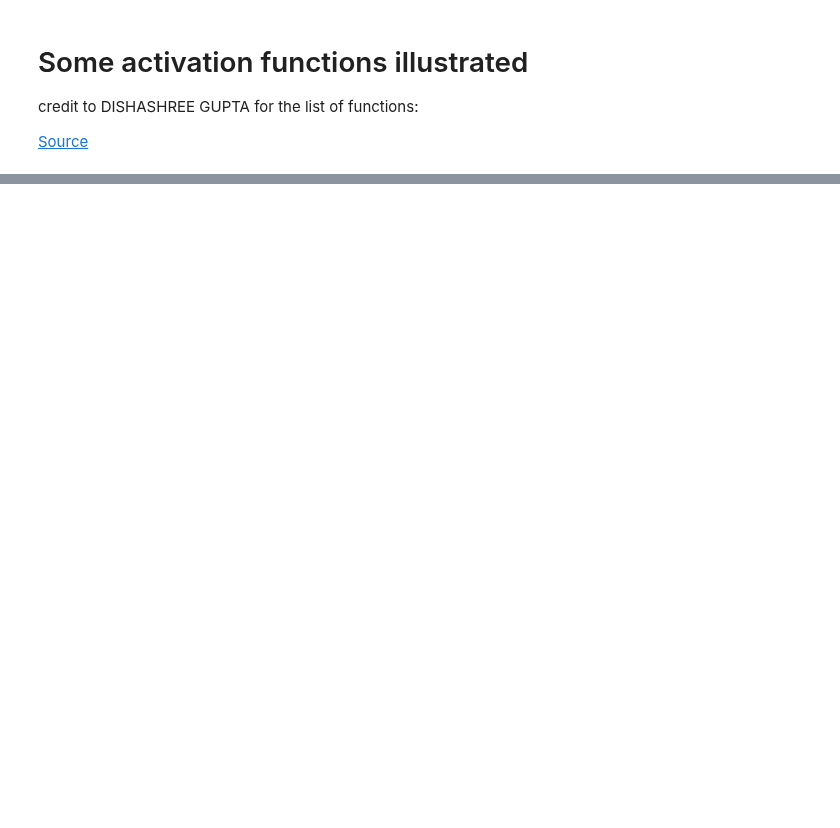
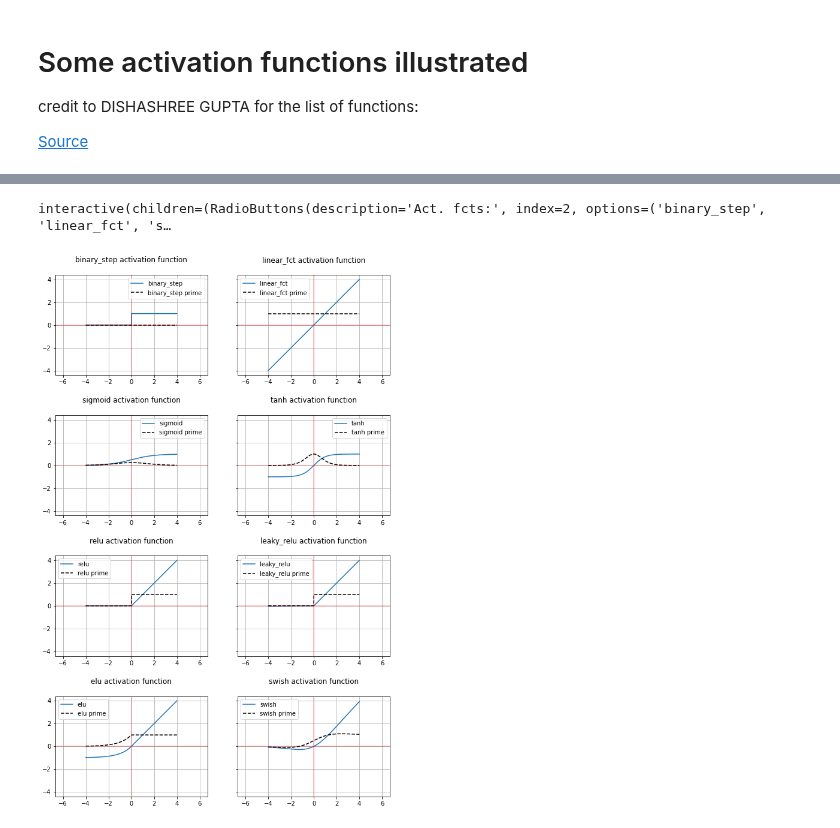
Before and after one commit to Zabamund/misc, a Jupyter notebook: scripts/demos/Activation_functions_demo.ipynb, the cells around one changed output, grey strips where cells are left out. Saved outputs shown, nothing was run; the diff lists cells and outputs as text; code cells hidden in the pictures; blank space fills up the shorter version.

Commit message:
Add derivatives, interactive plot and all fcts plot

```diff
--- a/scripts/demos/Activation_functions_demo.ipynb
+++ b/scripts/demos/Activation_functions_demo.ipynb
@@ -77,0 +60,80 @@ interactive(children=(ToggleButtons(button_style='success', description='actfunc
+# %%
+@interact(function=widgets.RadioButtons(
+    options=['binary_step', 'linear_fct', 'sigmoid', 'tanh', 'relu', 'leaky_relu', 'elu', 'swish'],
+    value='sigmoid',
+    description=f'Act. fcts:',disabled=False))
+def plot_function(function):
+    functions = {'binary_step': binary_step, 'binary_step_': binary_step_,
+                 'linear_fct': linear_fct, 'linear_fct_': linear_fct_,
+                 'sigmoid': sigmoid, 'sigmoid_': sigmoid_,
+                 'tanh': tanh, 'tanh_': tanh_,
+                 'relu': relu, 'relu_': relu_,
+                 'leaky_relu': leaky_relu, 'leaky_relu_': leaky_relu_,
+                 'elu': elu, 'elu_': elu_,
+                 'swish': swish, 'swish_': swish_,
+                }
+
+    # make data and calculate funcs and derivatives
+    xs = np.linspace(-4, 4, 1000)
+    f_xs = functions[function](xs)
+    ff_xs = functions[f'{function}_'](xs)
+
+    # make plot
+    fig, ax = plt.subplots(figsize=(15, 6), ncols=1)
+    ax.plot(xs, f_xs, label=f'{function}') # function
+    try:
+        ax.plot(xs, ff_xs, label=f'{function} prime', ls='--', c='k') # derivative
+    except ValueError:
+        ys = functions[f'{function}_'](xs)
+        ff_xs = np.array(1000 * [ys])
+        ax.plot(xs, ff_xs, label=f'{function} prime', ls='--', c='k') # derivative
+    ax.grid()
+    ax.set_title(f'{function} activation function\n')
+    ax.axhline(0, -10, 10, c='r', alpha=0.3)
+    ax.axvline(0, -1, 1, c='r', alpha=0.3)
+    ax.axis('equal')
+    ax.legend()
+
+    return None
+# %% [output]
+interactive(children=(RadioButtons(description='Act. fcts:', index=2, options=('binary_step', 'linear_fct', 's…
+# %%
+def plot_all_activation_functions():
+    activation_functions = ['binary_step', 'linear_fct', 'sigmoid', 'tanh', 'relu', 'leaky_relu', 'elu', 'swish']
+    functions = {'binary_step': binary_step,'binary_step_': binary_step_,
+                 'linear_fct': linear_fct, 'linear_fct_': linear_fct_,
+                 'sigmoid': sigmoid,'sigmoid_': sigmoid_,
+                 'tanh': tanh,'tanh_': tanh_,
+                 'relu': relu,'relu_': relu_,
+                 'leaky_relu': leaky_relu,'leaky_relu_': leaky_relu_,
+                 'elu': elu,'elu_': elu_,
+                 'swish': swish,'swish_': swish_,
+                }
+
+    xs = np.linspace(-4, 4, 1000)
+
+    fig, axs = plt.subplots(figsize=(10, 16), nrows=4, ncols=2, sharey=True)
+
+    for function, ax in zip(activation_functions, axs.flatten()):
+        f_xs = functions[function](xs)
+        ff_xs = functions[f'{function}_'](xs)
+        ax.plot(xs, f_xs, label=f'{function}') # function
+        try:
+            ax.plot(xs, ff_xs, label=f'{function} prime', ls='--', c='k') # derivative
+        except ValueError:
+            ys = functions[f'{function}_'](xs)
+            ff_xs = np.array(1000 * [ys])
+            ax.plot(xs, ff_xs, label=f'{function} prime', ls='--', c='k') # derivative
+        ax.grid()
+        ax.set_title(f'{function} activation function\n')
+        ax.axhline(0, -10, 10, c='r', alpha=0.3)
+        ax.axvline(0, -1, 1, c='r', alpha=0.3)
+        ax.axis('equal')
+        ax.legend()
+        plt.subplots_adjust(hspace=0.4)
+
+    return
+
+plot_all_activation_functions()
+# %% [output]
+[figure, added]
```
Also changed, not shown: parts of 2 cells of this notebook.
